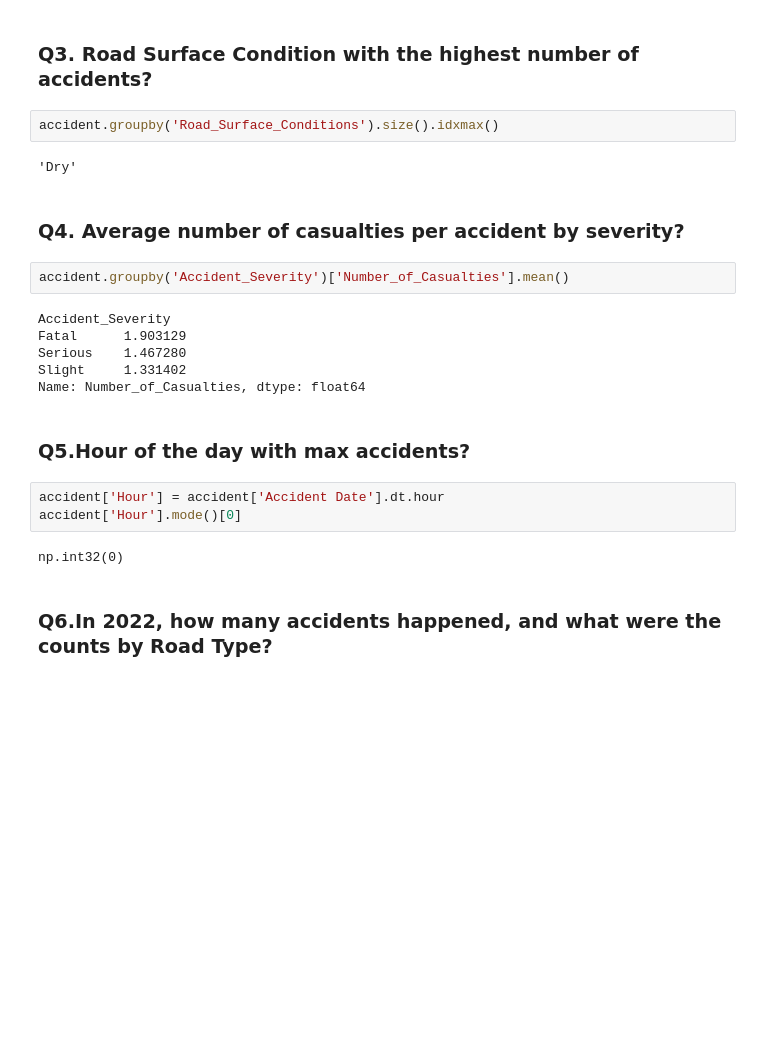
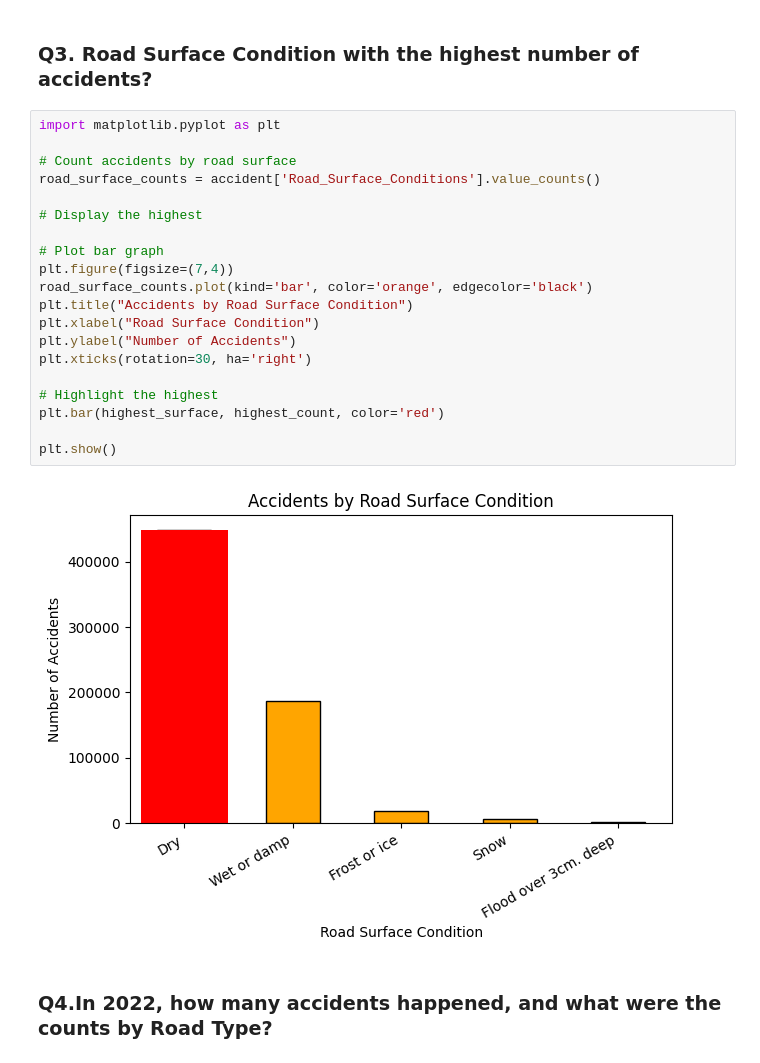
Before and after one commit to CheloMacatangay/ACT2, a Jupyter notebook: Activity2.ipynb, the cells around one changed output. Cells and saved outputs as stored; diff of their text form; blank space fills up the shorter version.

```diff
--- a/Activity2.ipynb
+++ b/Activity2.ipynb
@@ -163,26 +182,27 @@ accident['Weather_Conditions'].mode()[0]
 # %% [markdown]
 <h3>Q3. Road Surface Condition with the highest number of accidents?</h3>
 # %%
-accident.groupby('Road_Surface_Conditions').size().idxmax()
+import matplotlib.pyplot as plt
+
+# Count accidents by road surface
+road_surface_counts = accident['Road_Surface_Conditions'].value_counts()
+
+# Display the highest
+
+# Plot bar graph
+plt.figure(figsize=(7,4))
+road_surface_counts.plot(kind='bar', color='orange', edgecolor='black')
+plt.title("Accidents by Road Surface Condition")
+plt.xlabel("Road Surface Condition")
+plt.ylabel("Number of Accidents")
+plt.xticks(rotation=30, ha='right')
+
+# Highlight the highest
+plt.bar(highest_surface, highest_count, color='red')
+
+plt.show()
 # %% [output]
-'Dry'
+[figure, added]
-# %% [markdown]
-<h3>Q4. Average number of casualties per accident by severity?</h3>
-# %%
-accident.groupby('Accident_Severity')['Number_of_Casualties'].mean()
-# %% [output]
-Accident_Severity
-Fatal      1.903129
-Serious    1.467280
-Slight     1.331402
-Name: Number_of_Casualties, dtype: float64
-# %% [markdown]
-<h3>Q5.Hour of the day with max accidents?</h3>
-# %%
-accident['Hour'] = accident['Accident Date'].dt.hour
-accident['Hour'].mode()[0]
-# %% [output]
-np.int32(0)
 # %% [markdown]
-<h3>Q6.In 2022, how many accidents happened, and what were the counts by Road Type?</h3>
+<h3>Q4.In 2022, how many accidents happened, and what were the counts by Road Type?</h3>
 # %%
```
Also changed, not shown: parts of 30 cells of this notebook.
